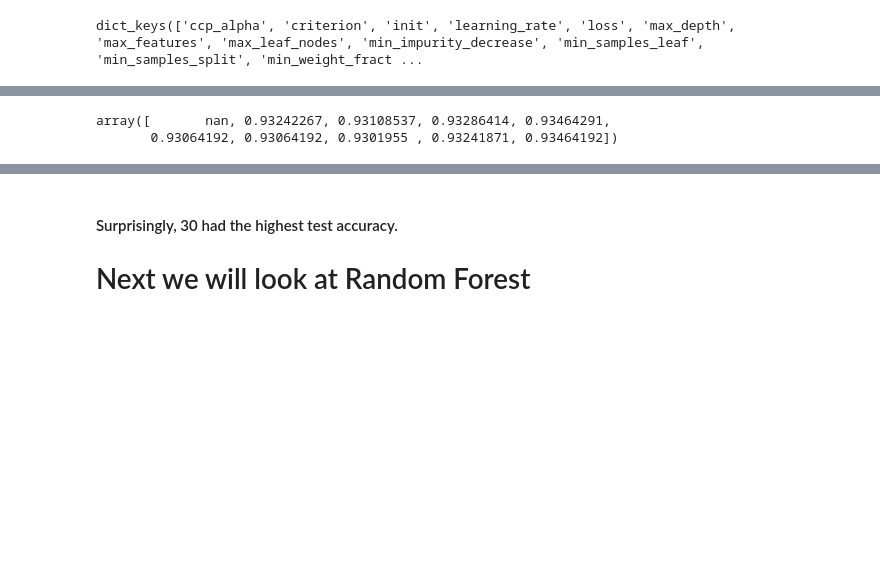
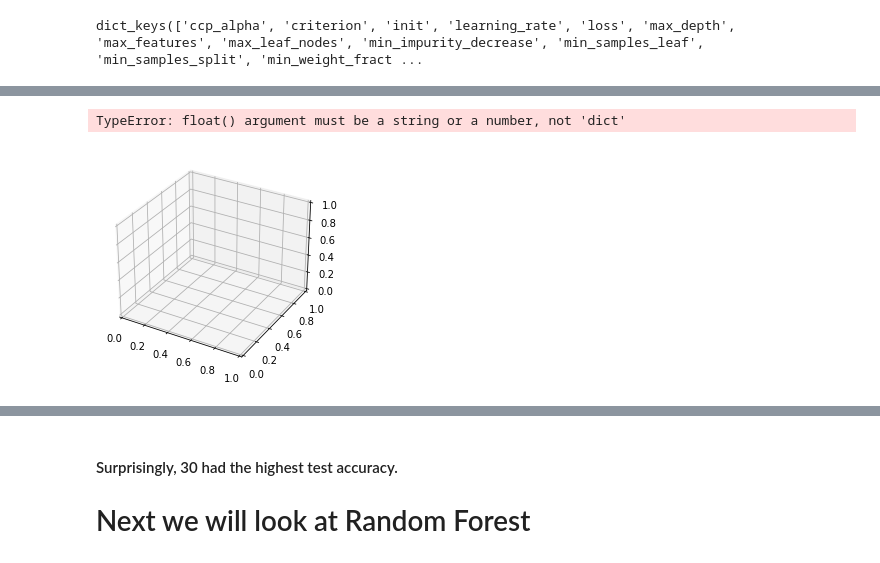
Before and after one commit to ma7thmaster/NewFootballAnalyticsCleaned, a Jupyter notebook: models/model_selection.ipynb, the cells around one changed output, grey strips where cells are left out. Saved outputs shown, nothing was run; the diff lists cells and outputs as text; code cells hidden in the pictures; blank space fills up the shorter version.

```diff
--- a/models/model_selection.ipynb
+++ b/models/model_selection.ipynb
@@ -16,7 +16,7 @@ X_train, X_test, y_train, y_test = train_test_split(X, y, random_state=123, test
 # %% [markdown]
 # Histogram- based Gradient Boosting
 # %%
-boost = GradientBoostingClassifier(learning_rate=0.1,random_state=42,verbose=10)
+boost = HistGradientBoostingClassifier(learning_rate=0.1,random_state=42,verbose=10)
 boost.get_params().keys()
 # %% [output]
 dict_keys(['ccp_alpha', 'criterion', 'init', 'learning_rate', 'loss', 'max_depth', 'max_features', 'max_leaf_nodes', 'min_impurity_decrease', 'min_samples_leaf', 'min_samples_split', 'min_weight_fract ...
@@ -89,11 +87,12 @@ Test Accuracy: 94.00%
 # %%
 boost = GradientBoostingClassifier(learning_rate=0.1,random_state=42,verbose=10)
-param_grid  = [{'max_depth': [list(range(1,20)),None]},
+param_grid  = [{'max_depth': [5,10,15,20,None]},
                {'min_samples_leaf': [28,29,30,31,32,33,34,35]}]
 gs = GridSearchCV(estimator=boost,
                     n_jobs=-1,
                     param_grid=param_grid,
-                    scoring='accuracy',)
+                    scoring='accuracy',
+                    cv=10)
 gs.fit(X_train,y_train)
 print('Best Accuracy: %.2f%%' % (gs.best_score_*100))
 print('Best Params: %s' % gs.best_params_)
@@ -153,8 +118,9 @@ Test Accuracy: 93.47%
 # %%
-fig = plt.subplot()
+fig = plt.figure()
 ax = fig.add_subplot(projection = '3d')
-ax.scatter()
+ax.scatter(param_grid[0],param_grid[1],gs.cv_results_['mean_test_score'])
+plt.show()
 # %% [output]
-array([       nan, 0.93242267, 0.93108537, 0.93286414, 0.93464291,
-       0.93064192, 0.93064192, 0.9301955 , 0.93241871, 0.93464192])
+TypeError: float() argument must be a string or a number, not 'dict'
+[figure, added]
 # %%
```
Also changed, not shown: parts of 4 cells of this notebook.
